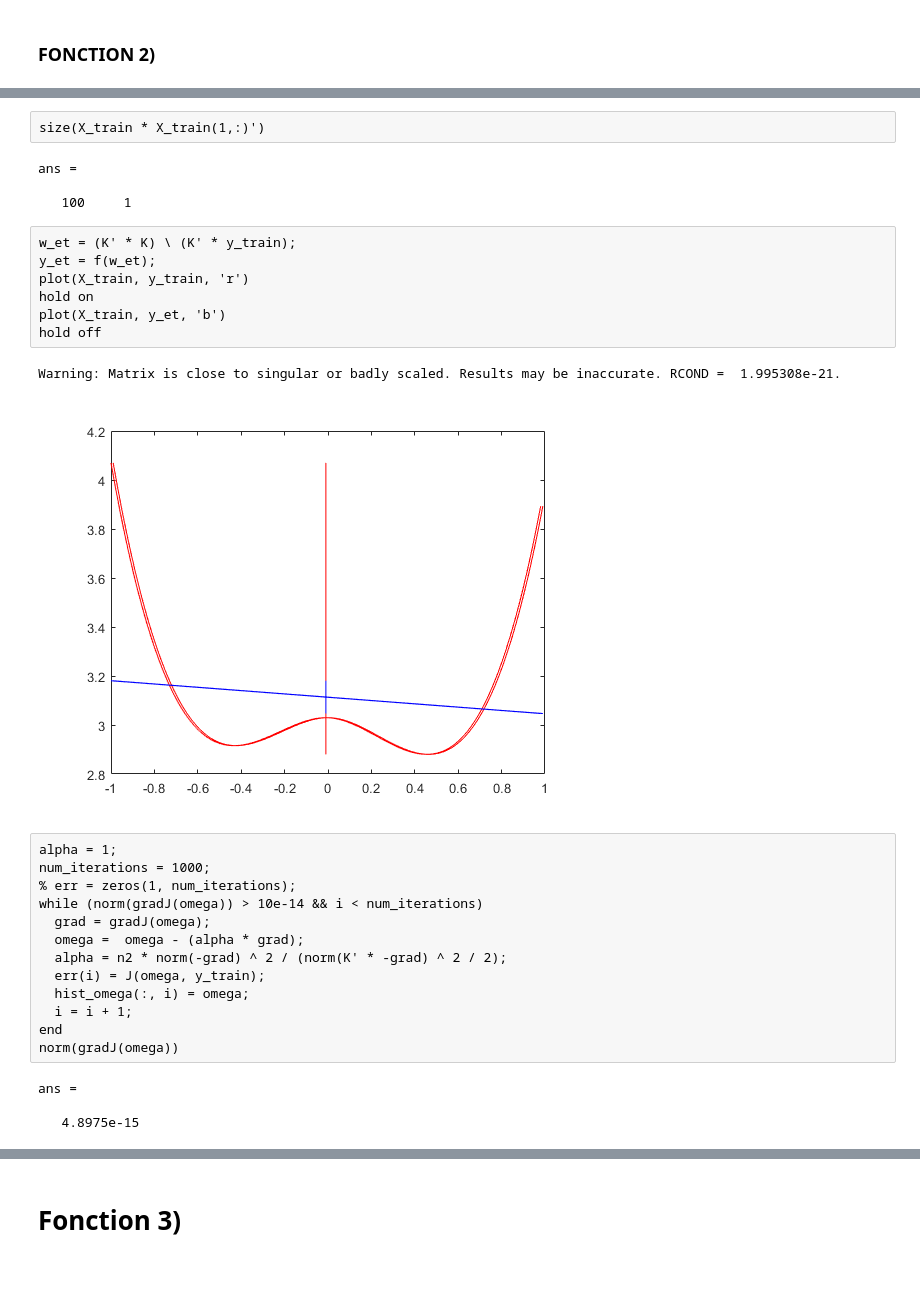
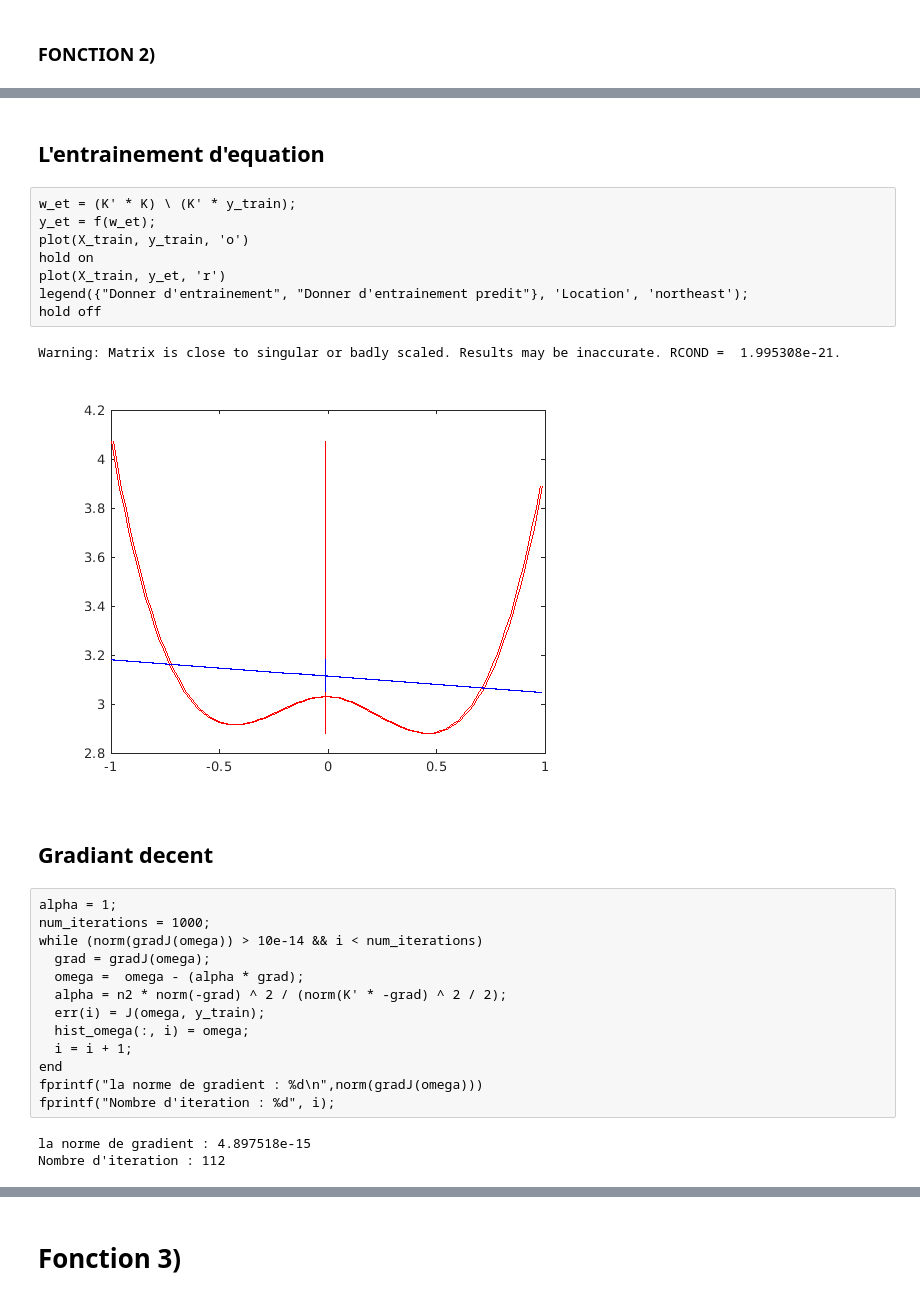
Before and after one commit to akram-elgh/Master-AIDC, a Jupyter notebook: ML/TP2/TP2.ipynb, the cells around one changed output, grey strips where cells are left out. Cells and saved outputs as stored; diff of their text form; blank space fills up the shorter version.

```diff
--- a/ML/TP2/TP2.ipynb
+++ b/ML/TP2/TP2.ipynb
@@ -254,26 +320,24 @@ f = @(omega) arrayfun(@(i) sum(K(i, :) * omega), 1:n2);
 J = @(omega, y) 1/n * norm(f(omega) - y);
 % gradJ = @(omega) (1/n) * K' * ((K * omega) - y_train) + (2 * 0.01 * K * omega);
 gradJ = @(omega) (1/n) * K' * ((K * omega) - y_train);
-# %%
-size(X_train * X_train(1,:)')
-# %% [output]
-ans =
-
-   100     1
+# %% [markdown]
+## L'entrainement d'equation
 # %%
 w_et = (K' * K) \ (K' * y_train);
 y_et = f(w_et);
-plot(X_train, y_train, 'r')
+plot(X_train, y_train, 'o')
 hold on
-plot(X_train, y_et, 'b')
+plot(X_train, y_et, 'r')
+legend({"Donner d'entrainement", "Donner d'entrainement predit"}, 'Location', 'northeast');
 hold off
 # %% [output]
 Warning: Matrix is close to singular or badly scaled. Results may be inaccurate. RCOND =  1.995308e-21.
-[figure, old version]
+[figure, new version]
+# %% [markdown]
+## Gradiant decent
 # %%
 alpha = 1;
 num_iterations = 1000;
-% err = zeros(1, num_iterations);
 while (norm(gradJ(omega)) > 10e-14 && i < num_iterations)
   grad = gradJ(omega);
   omega =  omega - (alpha * grad);
@@ -282,8 +346,8 @@ while (norm(gradJ(omega)) > 10e-14 && i < num_iterations)
   hist_omega(:, i) = omega;
   i = i + 1;
 end
-norm(gradJ(omega))
+fprintf("la norme de gradient : %d\n",norm(gradJ(omega)))
+fprintf("Nombre d'iteration : %d", i);
 # %% [output]
-ans =
-
-   4.8975e-15
+la norme de gradient : 4.897518e-15
+Nombre d'iteration : 112
```
Also changed, not shown: parts of 307 cells of this notebook, 1 other file.
